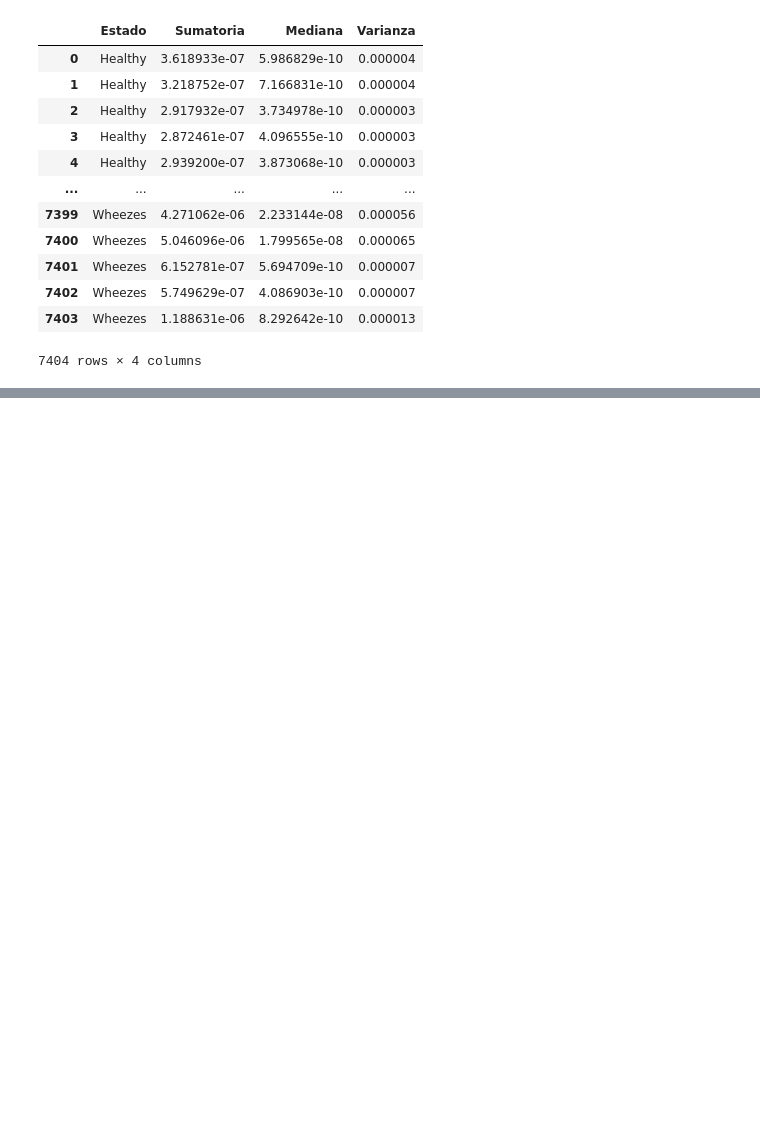
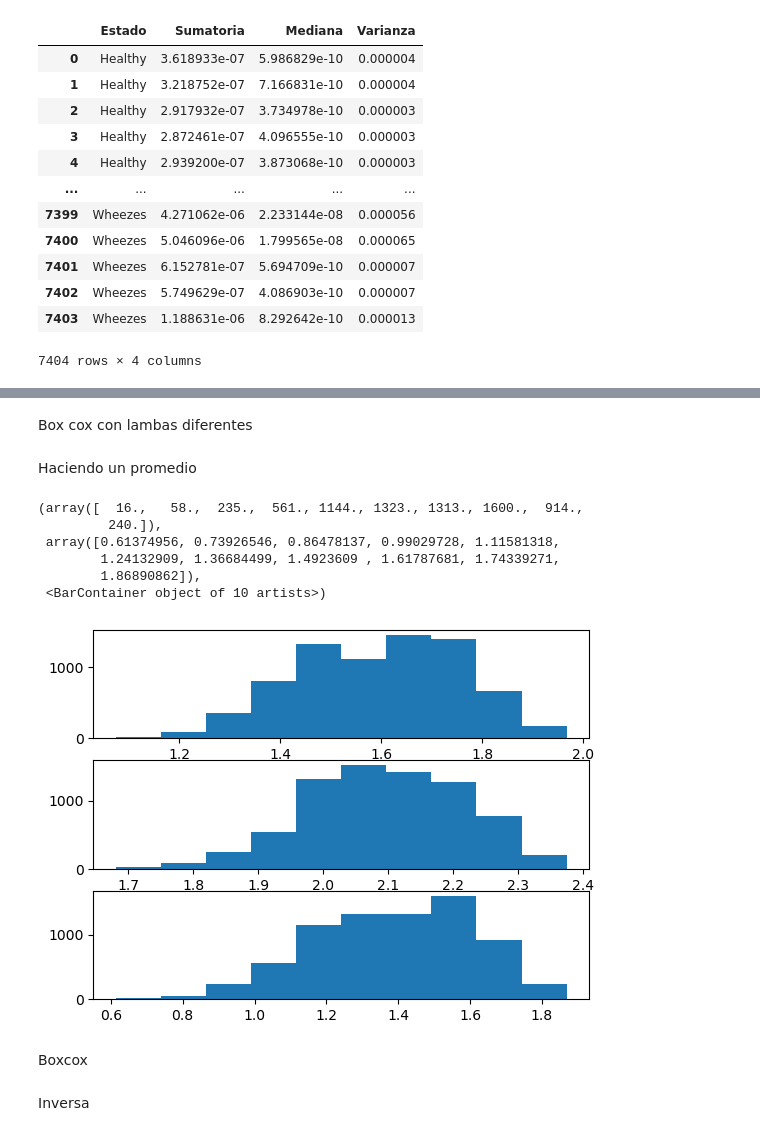
Before and after one commit to Astolfo2332/Respiratory_Difference, a Jupyter notebook: Proyecto_3_los_4GB.ipynb, the cells around one changed output, grey strips where cells are left out. Cells and saved outputs as stored; diff of their text form; code cells hidden in the pictures; blank space fills up the shorter version.

```diff
--- a/Proyecto_3_los_4GB.ipynb
+++ b/Proyecto_3_los_4GB.ipynb
@@ -322,0 +327,31 @@ d3=pd.read_csv("Data_set_350_600.csv")
+# %% [markdown]
+Box cox con lambas diferentes
+# %%
+transformada1,lamda1=stats.boxcox(d3.loc[0:,['Sumatoria']].values.reshape(1,-1)[0])
+transformada2,lamda2=stats.boxcox(d3.loc[0:,['Mediana']].values.reshape(1,-1)[0])
+transformada3,lamda3=stats.boxcox(d3.loc[0:,['Varianza']].values.reshape(1,-1)[0])
+# %% [markdown]
+Haciendo un promedio
+# %%
+lamda=np.mean(np.array([lamda1,lamda2,lamda3]))
+# %%
+transformada1=stats.boxcox(d3.loc[0:,['Sumatoria']].values.reshape(1,-1)[0],lmbda=lamda)
+transformada2=stats.boxcox(d3.loc[0:,['Mediana']].values.reshape(1,-1)[0],lmbda=lamda)
+transformada3=stats.boxcox(d3.loc[0:,['Varianza']].values.reshape(1,-1)[0],lmbda=lamda)
+# %%
+plt.subplot(3,1,1)
+plt.hist(transformada1)
+plt.subplot(3,1,2)
+plt.hist(transformada2)
+plt.subplot(3,1,3)
+plt.hist(transformada3)
+# %% [output]
+(array([  16.,   58.,  235.,  561., 1144., 1323., 1313., 1600.,  914.,
+         240.]),
+ array([0.61374956, 0.73926546, 0.86478137, 0.99029728, 1.11581318,
+        1.24132909, 1.36684499, 1.4923609 , 1.61787681, 1.74339271,
+        1.86890862]),
+ <BarContainer object of 10 artists>)
+[figure, added]
+# %% [markdown]
+Boxcox
@@ -322,0 +362,2 @@ d3=pd.read_csv("Data_set_350_600.csv")
+# %% [markdown]
+Inversa
```
Also changed, not shown: parts of 27 cells of this notebook.
